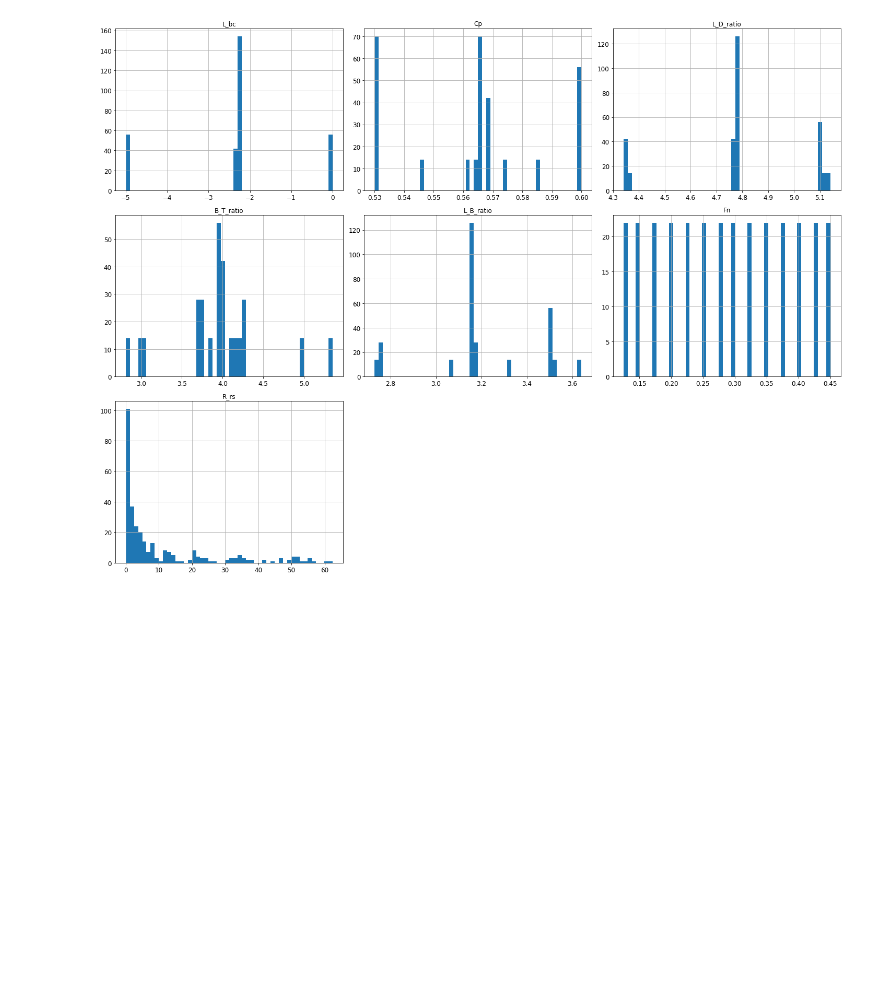
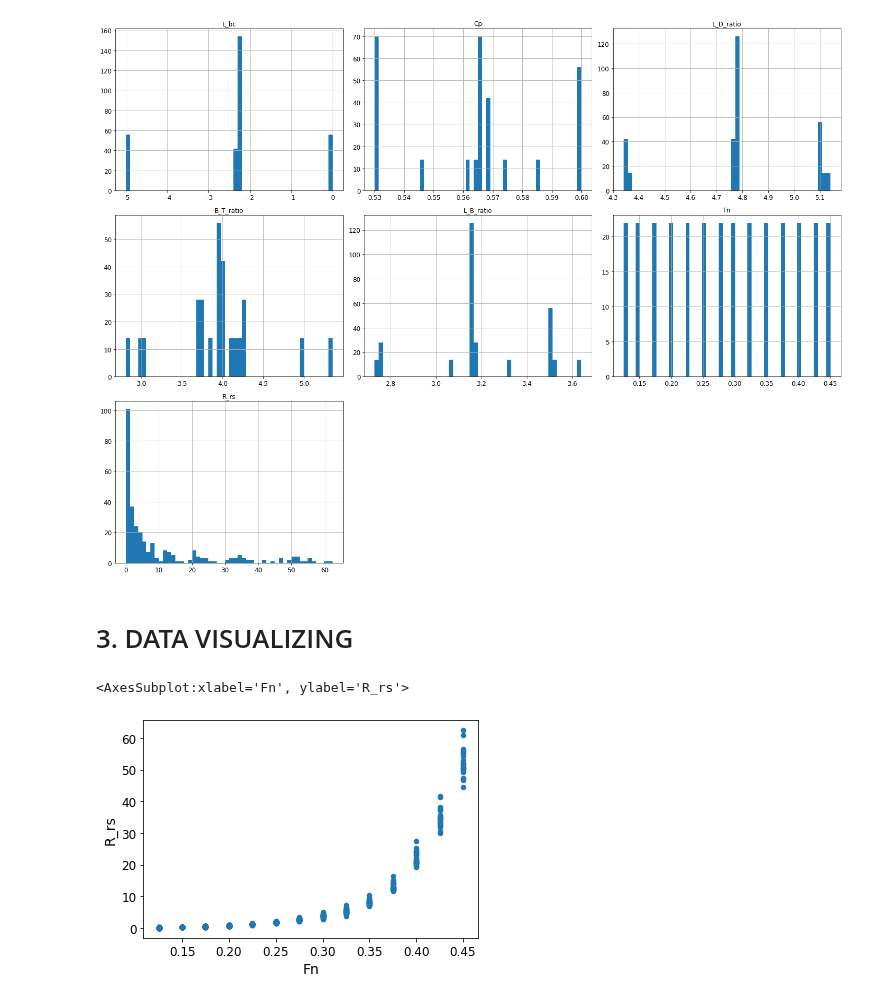
Before and after one commit to dujest/yacht-resistance, a Jupyter notebook: yacht_resistance_prediction.ipynb, the cells around one changed output. Drawn from its saved outputs; the diff is of its cells as text; code cells hidden in the pictures; blank space fills up the shorter version.

Commit message:
data visualization and correlations

```diff
--- a/yacht_resistance_prediction.ipynb
+++ b/yacht_resistance_prediction.ipynb
@@ -197,3 +197,10 @@ save_fig("attribute_histogram_plots")
 # %% [output]
 Saving figure attribute_histogram_plots
 [figure]
+# %% [markdown]
+# 3. DATA VISUALIZING
+# %%
+yacht.plot(kind="scatter", x="Fn", y="R_rs")
+# %% [output]
+<AxesSubplot:xlabel='Fn', ylabel='R_rs'>
+[figure, added]
```
Also changed, not shown: parts of 3 cells of this notebook.
